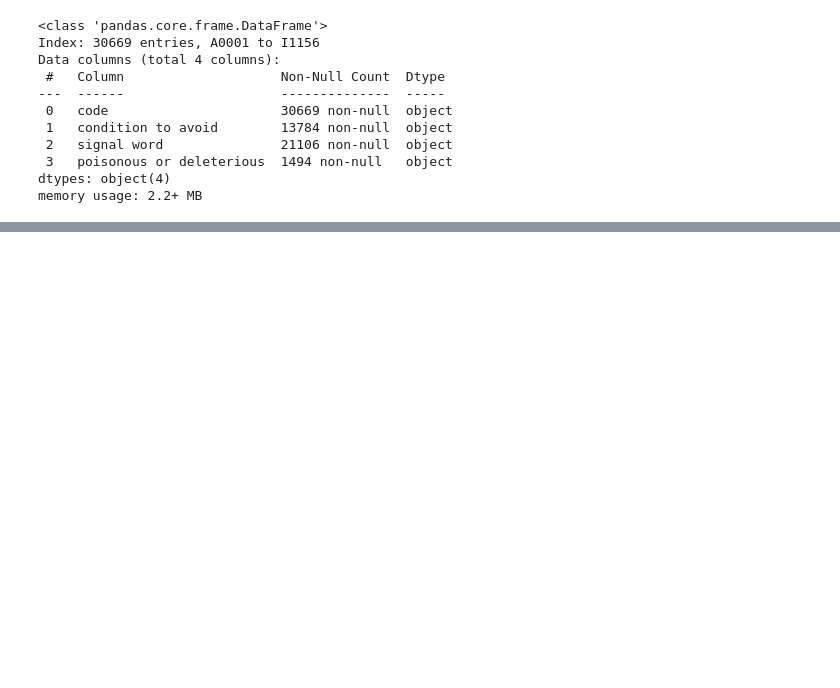
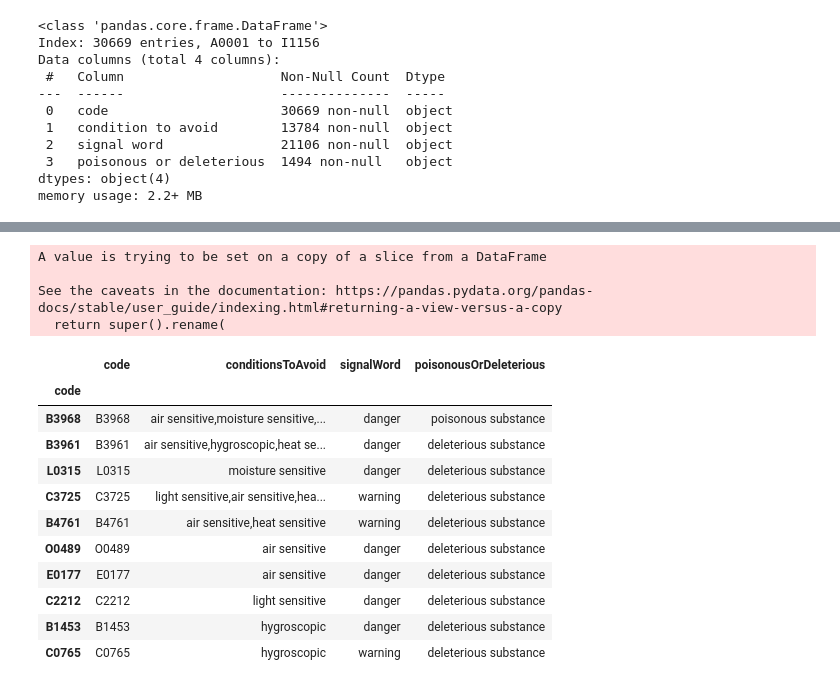
Before and after one commit to stephanyvargas/Learning_DataScience, a Jupyter notebook: WebScrapping_data/test_data_TCI.ipynb, the cells around one changed output, grey strips where cells are left out. Cells and saved outputs as stored; diff of their text form; code cells hidden in the pictures; blank space fills up the shorter version.

```diff
--- a/WebScrapping_data/test_data_TCI.ipynb
+++ b/WebScrapping_data/test_data_TCI.ipynb
@@ -1492,0 +1497,25 @@ df_GHS.keys()
+# %%
+df_GHS.rename(columns = {'condition to avoid' : 'conditionsToAvoid',
+                                                'signal word' : 'signalWord',
+                                                'poisonous or deleterious': 'poisonousOrDeleterious'},
+                                     inplace = True)
+# %% [output]
+A value is trying to be set on a copy of a slice from a DataFrame
+
+See the caveats in the documentation: https://pandas.pydata.org/pandas-docs/stable/user_guide/indexing.html#returning-a-view-versus-a-copy
+  return super().rename(
+# %%
+df_GHS.dropna(axis=0).sample(10)
+# %% [output]
+|  | code | conditionsToAvoid | signalWord | poisonousOrDeleterious |
+| code |  |  |  |  |
+| B3968 | B3968 | air sensitive,moisture sensitive,... | danger | poisonous substance |
+| B3961 | B3961 | air sensitive,hygroscopic,heat se... | danger | deleterious substance |
+| L0315 | L0315 | moisture sensitive | danger | deleterious substance |
+| C3725 | C3725 | light sensitive,air sensitive,hea... | warning | deleterious substance |
+| B4761 | B4761 | air sensitive,heat sensitive | warning | deleterious substance |
+| O0489 | O0489 | air sensitive | danger | deleterious substance |
+| E0177 | E0177 | air sensitive | danger | deleterious substance |
+| C2212 | C2212 | light sensitive | danger | deleterious substance |
+| B1453 | B1453 | hygroscopic | danger | deleterious substance |
+| C0765 | C0765 | hygroscopic | warning | deleterious substance |
```
Also changed, not shown: parts of 4 cells of this notebook.
